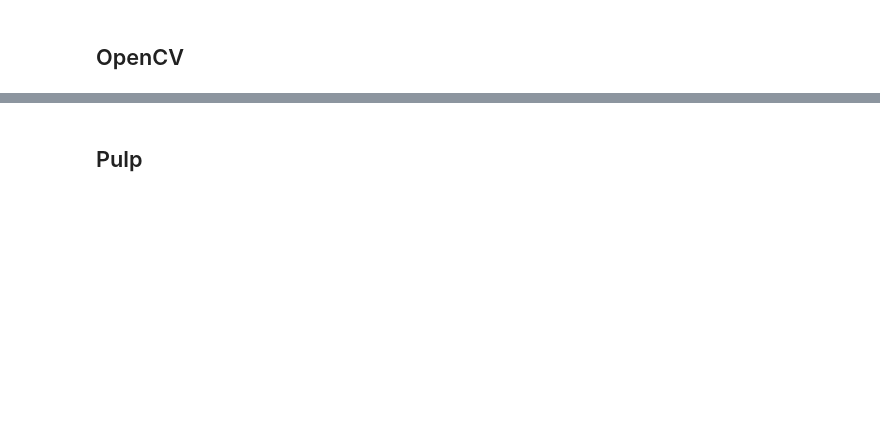
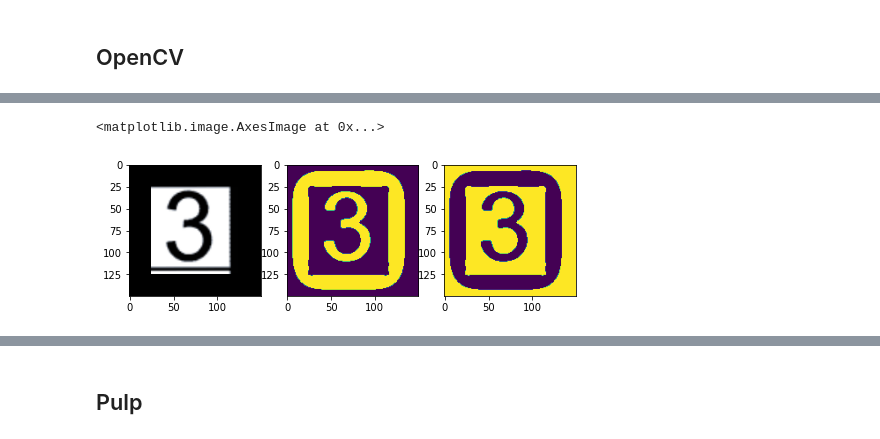
Before and after one commit to Rhinestone1337/sudoku-solver, a Jupyter notebook: sudoku pulp opencv.ipynb, the cells around one changed output, grey strips where cells are left out. Saved outputs shown, nothing was run; the diff lists cells and outputs as text; code cells hidden in the pictures; blank space fills up the shorter version.

```diff
--- a/sudoku pulp opencv.ipynb
+++ b/sudoku pulp opencv.ipynb
@@ -59,0 +60,16 @@ ax[2].imshow(board)
+# %%
+test = digs[6].copy()
+test = cv2.copyMakeBorder(test, 25,25,25,25,cv2.BORDER_CONSTANT, (0,0,0))
+grtest = cv2.cvtColor(test, cv2.COLOR_BGR2GRAY)
+bltest = cv2.GaussianBlur(grtest, (5,5), 5)
+threshtest = cv2.adaptiveThreshold(bltest, 255, cv2.ADAPTIVE_THRESH_GAUSSIAN_C, cv2.THRESH_BINARY_INV, 57, 5)
+kernel = cv2.getStructuringElement(shape=cv2.MORPH_ERODE, ksize=(5,5))
+threshtest = cv2.morphologyEx(threshtest, cv2.MORPH_OPEN, kernel)
+inv = 255 - threshtest
+fig, ax = plt.subplots(1, 3, figsize=(8,8))
+ax[0].imshow(test)
+ax[1].imshow(threshtest)
+ax[2].imshow(inv)
+# %% [output]
+<matplotlib.image.AxesImage at 0x...>
+[figure, added]
```
Also changed, not shown: parts of 5 cells of this notebook, 2 other files.
